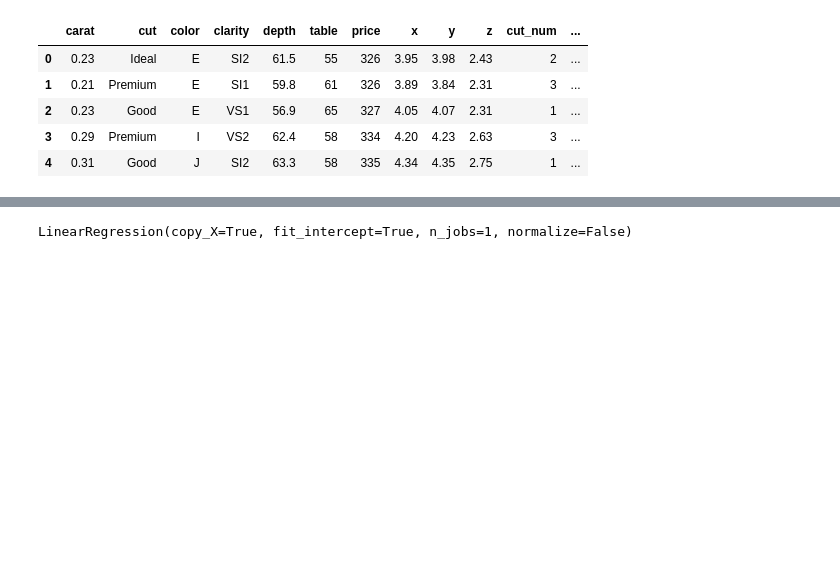
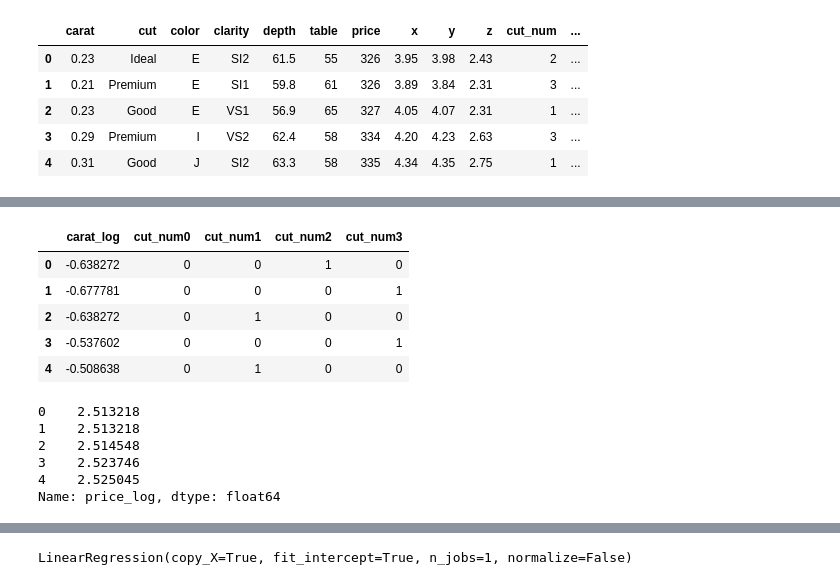
Before and after one commit to ababook/intro-python-data-science, a Jupyter notebook: diamonds/Diamonds.ipynb, the cells around one changed output, grey strips where cells are left out. Saved outputs shown, nothing was run; the diff lists cells and outputs as text; code cells hidden in the pictures; blank space fills up the shorter version.

```diff
--- a/diamonds/Diamonds.ipynb
+++ b/diamonds/Diamonds.ipynb
@@ -271,0 +299,5 @@ y4_train = df["price_log"]
+# %%
+frames = [df, df_encoded]
+
+df2 = pd.concat(frames, axis=1)
+df2.head()
@@ -271,0 +311,11 @@ y4_train = df["price_log"]
+# %%
+X4_train = df2[["carat_log", "cut_num0", "cut_num1", "cut_num2", "cut_num3"]]
+# %%
+X4_train.head()
+# %% [output]
+|  | carat_log | cut_num0 | cut_num1 | cut_num2 | cut_num3 |
+| 0 | -0.638272 | 0 | 0 | 1 | 0 |
+| 1 | -0.677781 | 0 | 0 | 0 | 1 |
+| 2 | -0.638272 | 0 | 1 | 0 | 0 |
+| 3 | -0.537602 | 0 | 0 | 0 | 1 |
+| 4 | -0.508638 | 0 | 1 | 0 | 0 |
@@ -272,3 +324,12 @@ y4_train = df["price_log"]
+# %%
+y4_train.head()
+# %% [output]
+0    2.513218
+1    2.513218
+2    2.514548
+3    2.523746
+4    2.525045
+Name: price_log, dtype: float64
 # %%
 X4_train.shape
 # %% [output]
```
Also changed, not shown: parts of 38 cells of this notebook.
